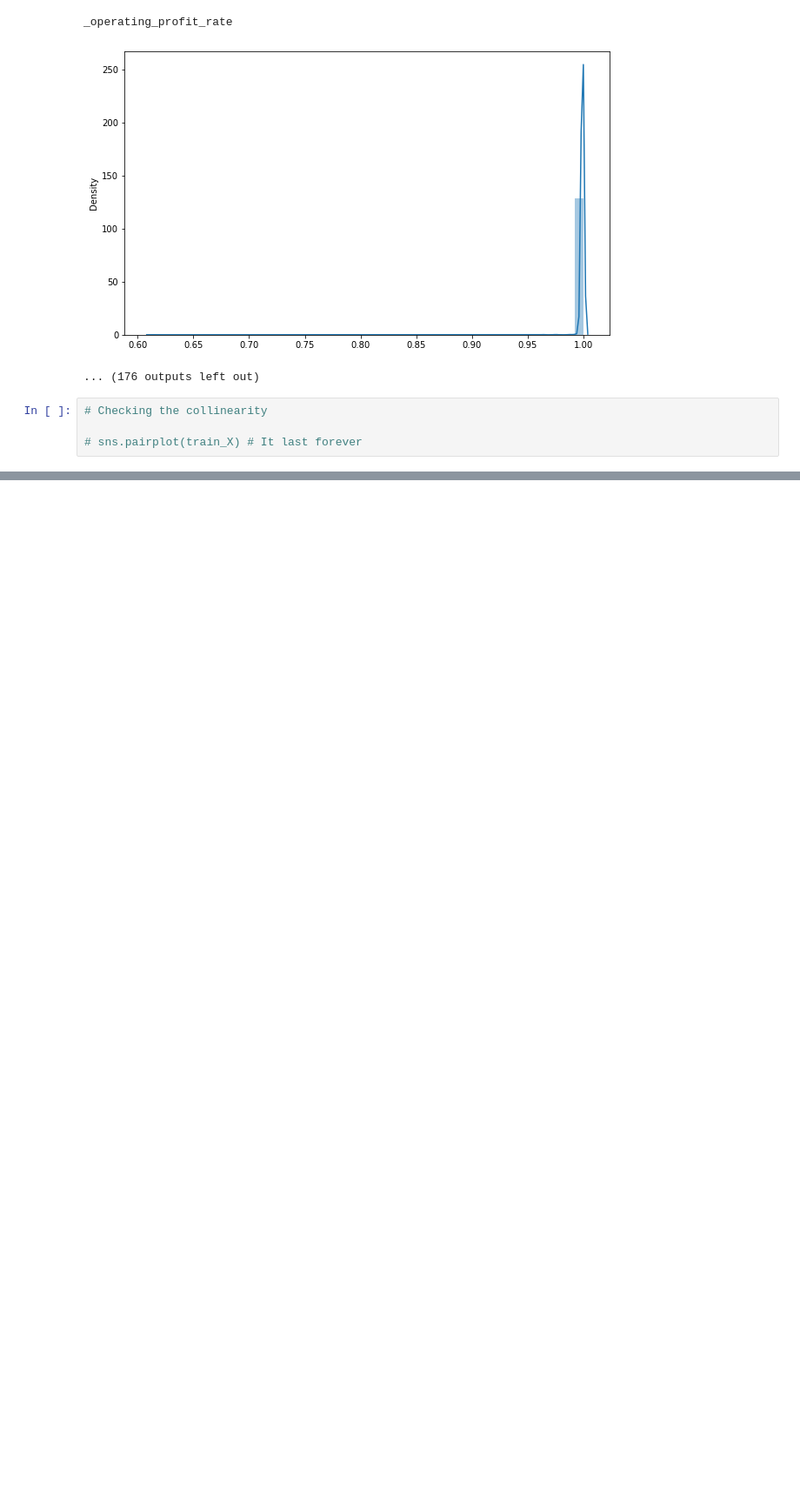
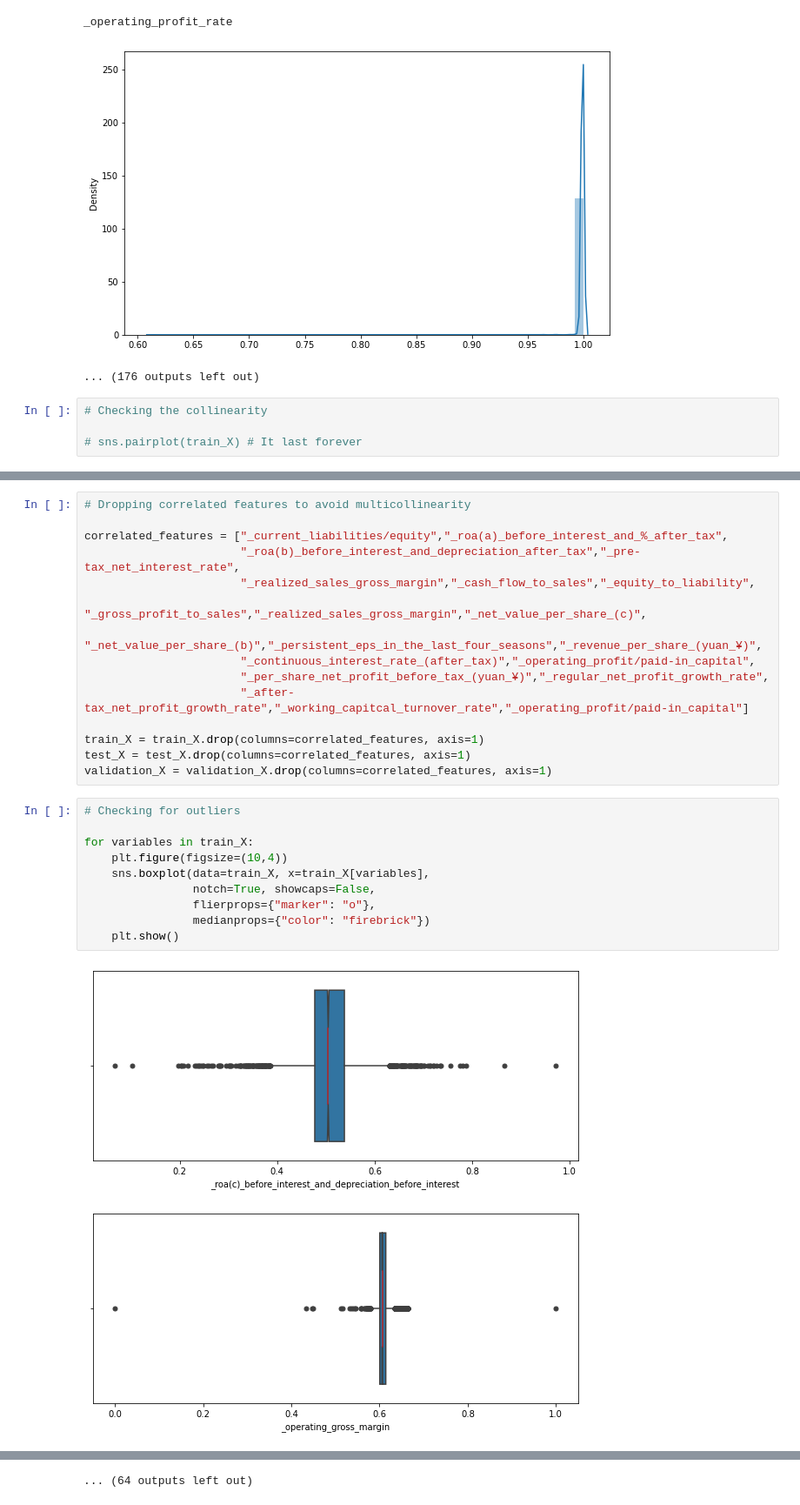
Before and after one commit to VictorPerezTolosa/IRONHACK-Kaggle-competition, a Jupyter notebook: Kaggle_competition_dirt.ipynb, the cells around one changed output, grey strips where cells are left out. Shown at 87% size. Cells and saved outputs as stored; diff of their text form; blank space fills up the shorter version.

```diff
--- a/Kaggle_competition_dirt.ipynb
+++ b/Kaggle_competition_dirt.ipynb
@@ -209,3 +209,31 @@ corr = train_X.corr()
 corr.style.background_gradient(cmap='coolwarm')
 # %% [output]
 [interactive output not drawn]
+# %%
+# Dropping correlated features to avoid multicollinearity
+
+correlated_features = ["_current_liabilities/equity","_roa(a)_before_interest_and_%_after_tax",
+                       "_roa(b)_before_interest_and_depreciation_after_tax","_pre-tax_net_interest_rate",
+                       "_realized_sales_gross_margin","_cash_flow_to_sales","_equity_to_liability",
+                       "_gross_profit_to_sales","_realized_sales_gross_margin","_net_value_per_share_(c)",
+                       "_net_value_per_share_(b)","_persistent_eps_in_the_last_four_seasons","_revenue_per_share_(yuan_¥)",
+                       "_continuous_interest_rate_(after_tax)","_operating_profit/paid-in_capital",
+                       "_per_share_net_profit_before_tax_(yuan_¥)","_regular_net_profit_growth_rate",
+                       "_after-tax_net_profit_growth_rate","_working_capitcal_turnover_rate","_operating_profit/paid-in_capital"]
+
+train_X = train_X.drop(columns=correlated_features, axis=1)
+test_X = test_X.drop(columns=correlated_features, axis=1)
+validation_X = validation_X.drop(columns=correlated_features, axis=1)
+# %%
+# Checking for outliers
+
+for variables in train_X:
+    plt.figure(figsize=(10,4))
+    sns.boxplot(data=train_X, x=train_X[variables],
+                notch=True, showcaps=False,
+                flierprops={"marker": "o"},
+                medianprops={"color": "firebrick"})
+    plt.show()
+# %% [output]
+[figure, added]
+[figure, added]
@@ -211,0 +250 @@ corr.style.background_gradient(cmap='coolwarm')
+... (64 outputs left out)
```
Also changed, not shown: parts of 22 cells of this notebook.
